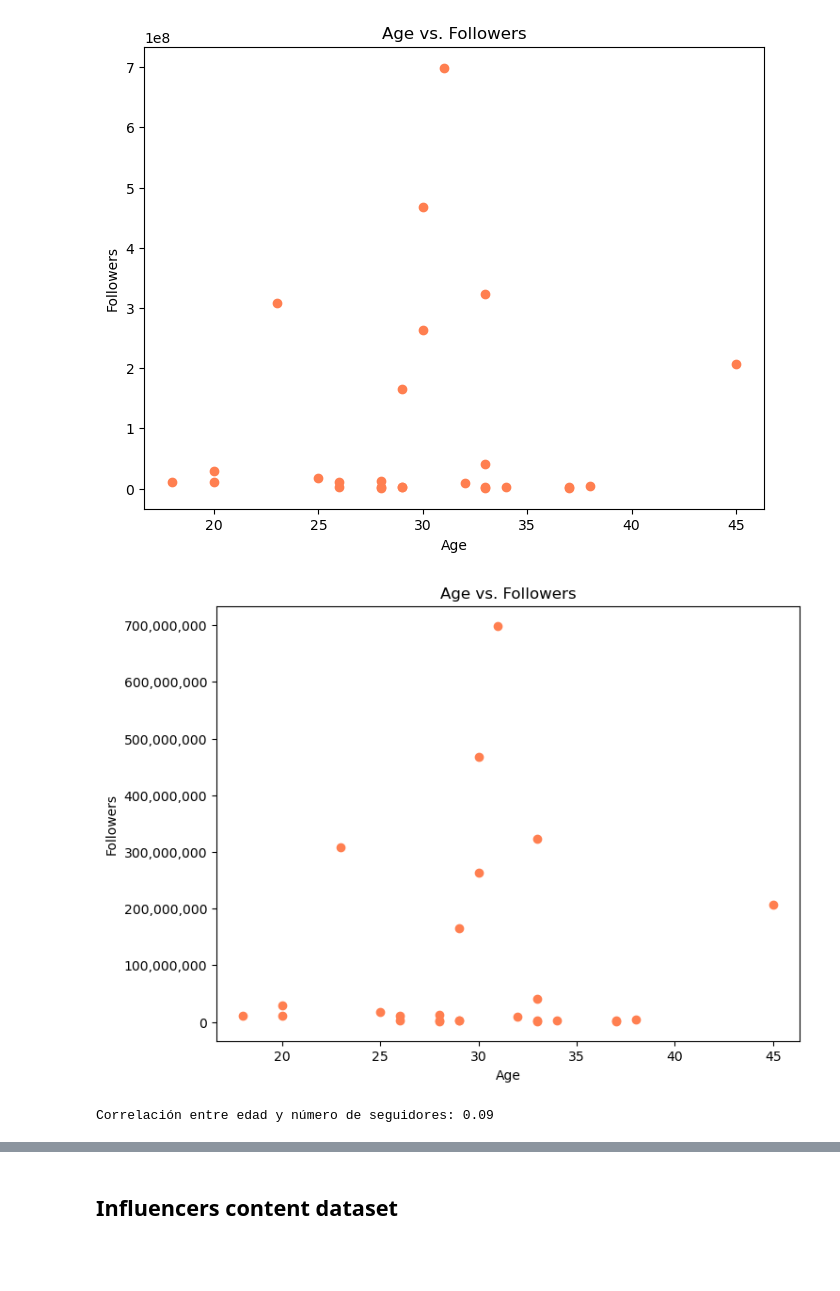
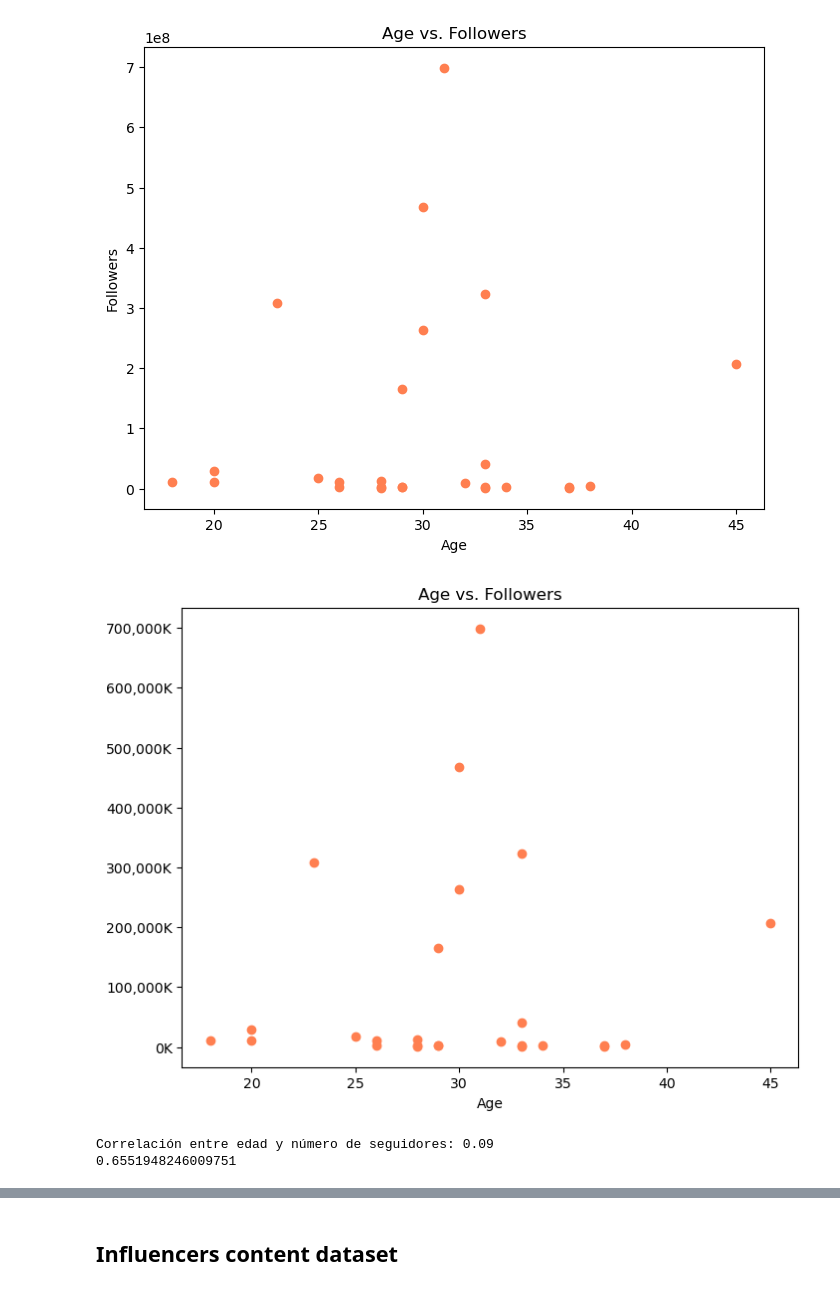
Before and after one commit to celefigs/EDA_Feminism_Influencers_Spain, a Jupyter notebook: main.ipynb, the cells around one changed output, grey strips where cells are left out. Saved outputs shown, nothing was run; the diff lists cells and outputs as text; code cells hidden in the pictures; blank space fills up the shorter version.

```diff
--- a/main.ipynb
+++ b/main.ipynb
@@ -14,7 +13,7 @@ import json
 # %% [markdown]
 ## Influencers initial dataset
 # %%
-path_file_influencers = r"C:\Users\Celeste\Google Drive Streaming\My Drive\_CODEOP\_Individual project\influencers_data\Influencers Initial Dataset.xlsx"
+path_file_influencers = r"C:\Users\Celeste\Google Drive Streaming\My Drive\_CODEOP\EDA_Feminism_Influencers_Spain\data\Influencers Initial Dataset.xlsx"
 
 df_influencers = pd.read_excel(path_file_influencers)
 
@@ -280,26 +275,34 @@ plt.show()
 # %%
 import matplotlib.ticker as ticker
 
 plt.figure(figsize=(8, 6))
-plt.scatter(df_influencers['age'], df_influencers['followers'], color='coral')
+plt.scatter(df_influencers['age'], df_influencers['followers']/1000, color='coral')
 plt.title('Age vs. Followers')
 plt.xlabel('Age')
-plt.ylabel('Followers')
+plt.ylabel('')
 
 #  Formato de  ejes
 ax = plt.gca()
-ax.yaxis.set_major_formatter(ticker.StrMethodFormatter('{x:,.0f}'))  # formato sin notación científica
+ax.yaxis.set_major_formatter(ticker.StrMethodFormatter('{x:,.0f}K'))  # formato sin notación científica,
 plt.show()
+
+
+#chek the values/nr
 # %% [output]
-[figure, old version]
+[figure, new version]
 # %%
-import pandas as pd
-import matplotlib.pyplot as plt
 import seaborn as sns
 from scipy.stats import pearsonr
 
 # correlación
-correlation, _ = pearsonr(df_influencers['age'], df_influencers['followers'])
+correlation, alfa = pearsonr(df_influencers['age'], df_influencers['followers'])
 print(f'Correlación entre edad y número de seguidores: {correlation:.2f}')
+
+#no correlation
+
+print(alfa) #need to read about it
+
+#it is non linear
 # %% [output]
 Correlación entre edad y número de seguidores: 0.09
+0.6551948246009751
```
Also changed, not shown: parts of 16 cells of this notebook, 2 other files.
